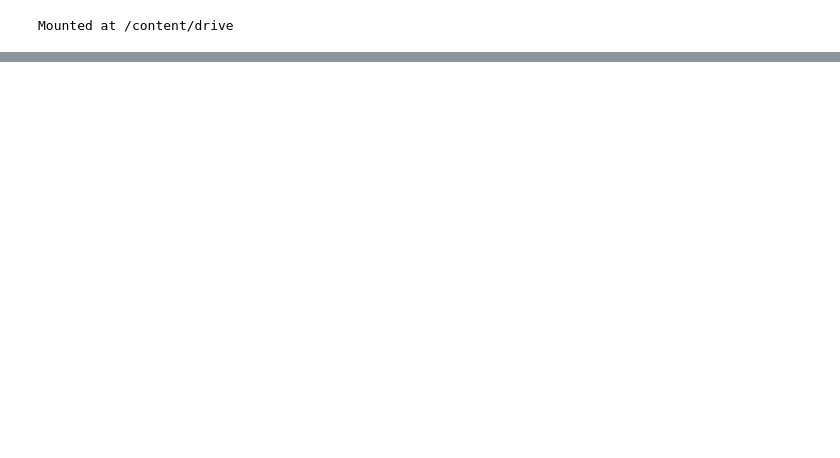
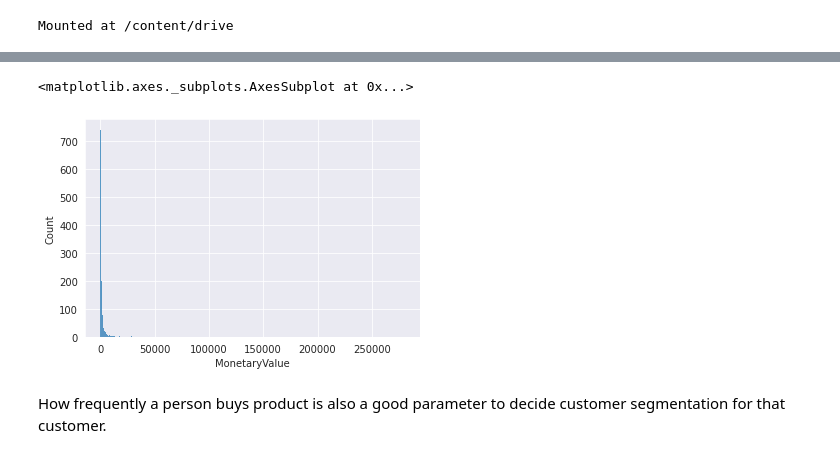
Before and after one commit to govindwakure/Online-Retail-Customer-Segmentation-, a Jupyter notebook: Online_Retail_Customer_Segmentation_Govind_Wakure_Capstone_Project.ipynb, the cells around one changed output, grey strips where cells are left out. Cells and saved outputs as stored; diff of their text form; code cells hidden in the pictures; blank space fills up the shorter version.

```diff
--- a/Online_Retail_Customer_Segmentation_Govind_Wakure_Capstone_Project.ipynb
+++ b/Online_Retail_Customer_Segmentation_Govind_Wakure_Capstone_Project.ipynb
@@ -417,0 +233,4 @@ A customer segmentation model allows for the effective allocation of marketing r
+# %%
+# get month from datetime object
+dataset['Month'] = dataset['InvoiceDate'].apply(lambda x: x.month)
+dataset.head()
@@ -417,0 +244,14 @@ A customer segmentation model allows for the effective allocation of marketing r
+# %%
+# plot sales for top 10 counties
+month_data = dataset.groupby('Month').count().reset_index()
+fig, axes = plt.subplots(figsize=(16,8))
+sns.set_style("darkgrid")
+sns.barplot(data=month_data, x='Month', y='InvoiceNo', ax=axes, linewidth=1, edgecolor='0.2')
+axes.set_yticks(range(0,80000,10000))
+axes.set_xlabel('Month', size=20)
+axes.set_ylabel('Number of transactions', size=20)
+axes.set_title('Transactions per Month', size=30)
+for tick in axes.xaxis.get_major_ticks():
+    tick.label.set_fontsize(10)
+for tick in axes.yaxis.get_major_ticks():
+    tick.label.set_fontsize(10)
@@ -417,0 +262,4 @@ A customer segmentation model allows for the effective allocation of marketing r
+# %%
+# get Monetary Value for each customer from quantity and unit price
+dataset['MonetaryValue'] = dataset.apply(lambda x: x['Quantity'] * x['UnitPrice'], axis=1)
+dataset.head()
@@ -417,0 +273,3 @@ A customer segmentation model allows for the effective allocation of marketing r
+# %%
+customer_data = dataset.groupby('CustomerID').sum().reset_index()
+customer_data.head()
@@ -417,0 +283,8 @@ A customer segmentation model allows for the effective allocation of marketing r
+# %%
+# plot Monetary value
+sns.histplot(customer_data['MonetaryValue'])
+# %% [output]
+<matplotlib.axes._subplots.AxesSubplot at 0x...>
+[figure, added]
+# %% [markdown]
+How frequently a person buys product is also a good parameter to decide customer segmentation for that customer.
```
Also changed, not shown: parts of 132 cells of this notebook.
